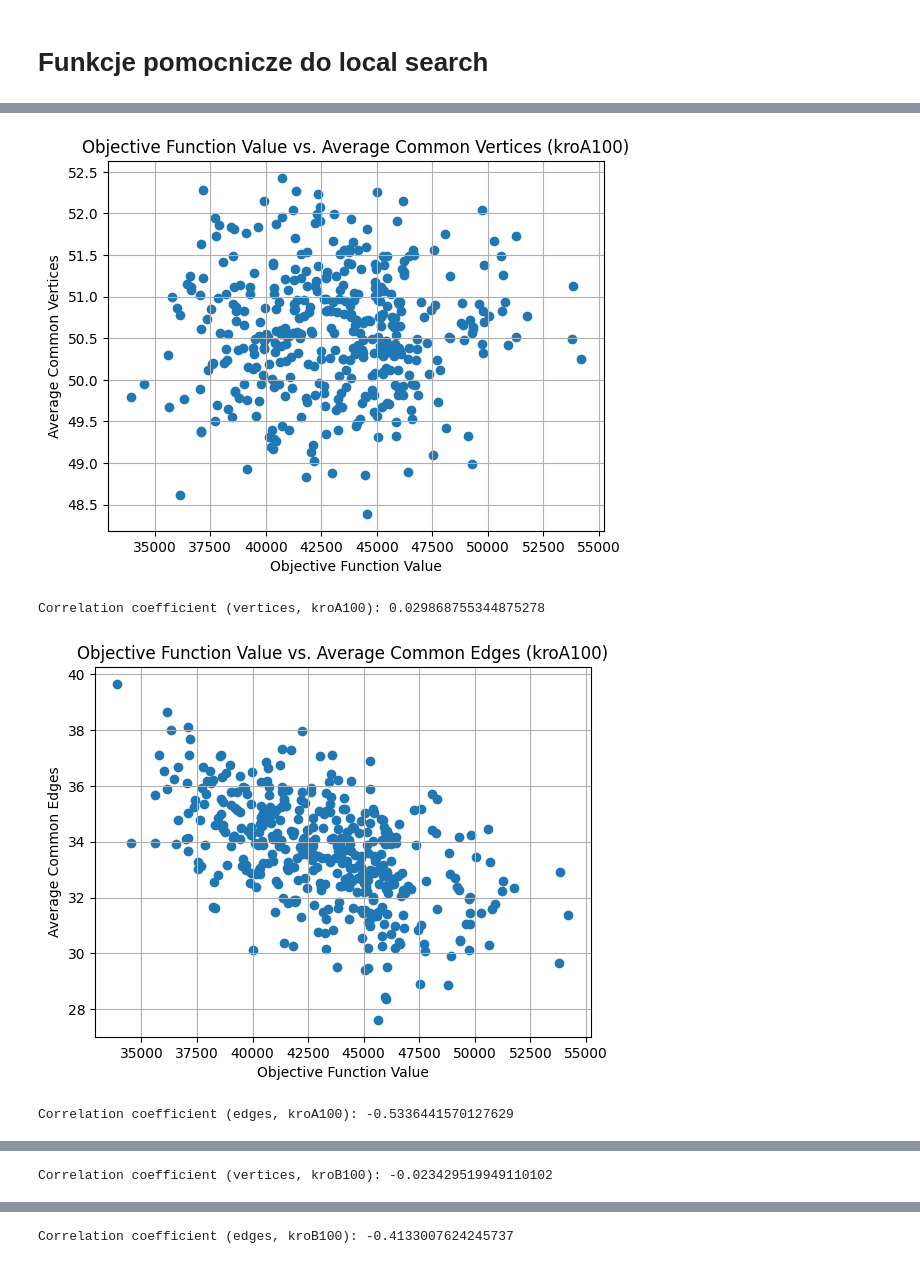
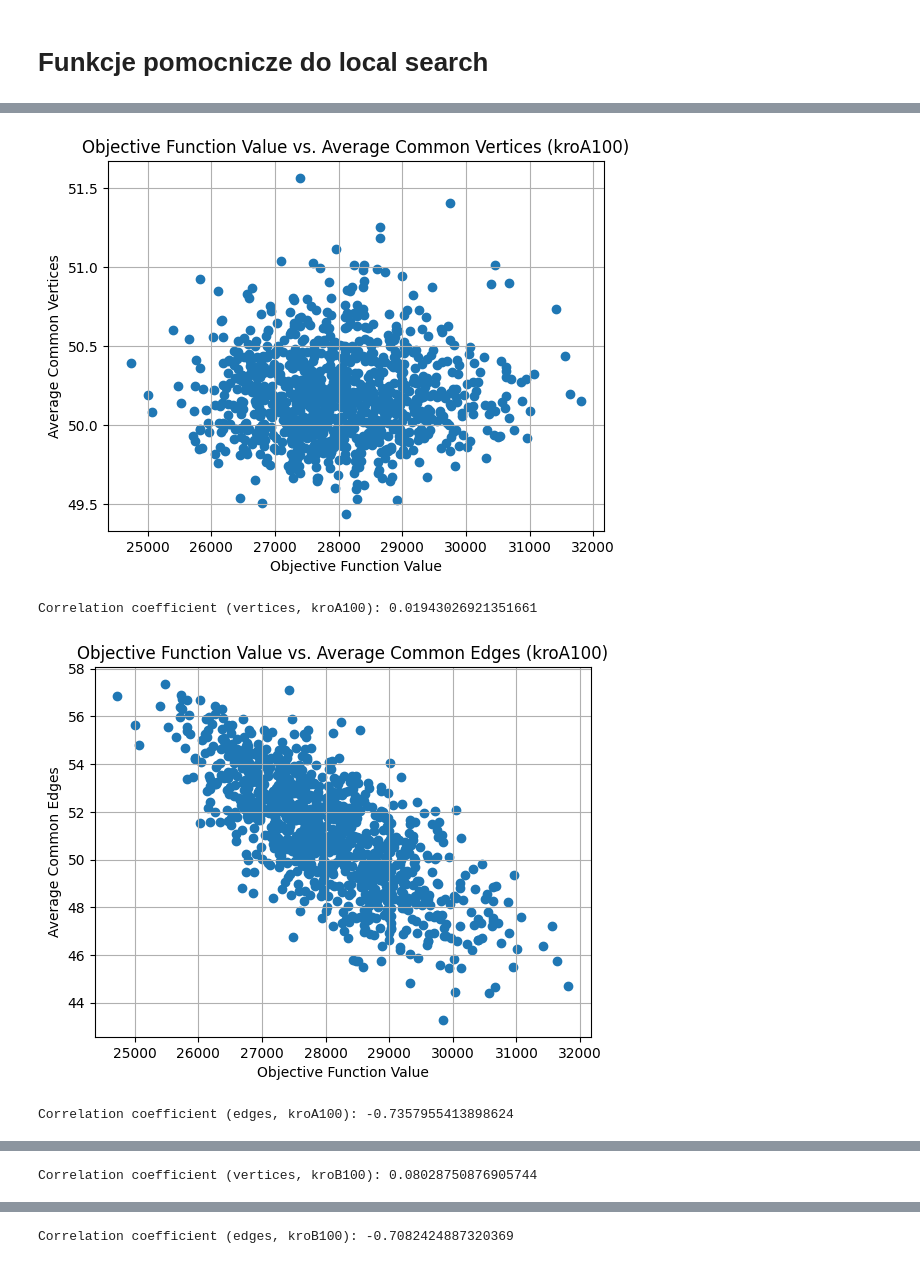
Before and after one commit to Evarios/IMO, a Jupyter notebook: zad6/zad6.ipynb, the cells around one changed output, grey strips where cells are left out. Saved outputs shown, nothing was run; the diff lists cells and outputs as text; code cells hidden in the pictures.

```diff
--- a/zad6/zad6.ipynb
+++ b/zad6/zad6.ipynb
@@ -86,29 +86,38 @@ def insert_with_2_regret(cycle, visited, distance_matrix):
         if vertex not in visited:
             insertion_costs = []
 
-            for position in range(1, len(cycle)):
-                new_cycle = cycle[:position] + [vertex] + cycle[position:]
-                cost_increase = calculate_cycle_length(new_cycle, distance_matrix) - calculate_cycle_length(cycle, distance_matrix)
+            # Only calculate the increase in distance for affected edges (not entire cycle)
+            for position in range(len(cycle) - 1):
+                # Cost of inserting between cycle[position] and cycle[position + 1]
+                cost_increase = (distance_matrix[cycle[position]][vertex] +
+                                 distance_matrix[vertex][cycle[position + 1]] -
+                                 distance_matrix[cycle[position]][cycle[position + 1]])
                 insertion_costs.append((cost_increase, position))
 
+            # Sort the insertion costs to calculate regret
             if len(insertion_costs) >= 2:
                 insertion_costs.sort()
-                #print(insertion_costs)
                 min_cost_1 = insertion_costs[0][0]
                 min_cost_2 = insertion_costs[1][0]
+
+                # Calculate regret as the difference between the two smallest insertion costs
                 regret = min_cost_2 - min_cost_1
-                weight = regret - 0.37*min_cost_1
+                weight = regret - 0.37 * min_cost_1
 
+                # Append the insertion with the weight for regret comparison
                 insertions.append((weight, vertex, insertion_costs[0][1]))
 
+    # Sort by highest regret (descending)
     insertions.sort(reverse=True)
-    # print(insertions)
 
     if insertions:
+        # Select the insertion with the highest regret
         highest_regret = insertions[0]
         best_vertex = highest_regret[1]
         best_position = highest_regret[2]
-        cycle.insert(best_position, best_vertex)
+
+        # Insert the best vertex in the best position
+        cycle.insert(best_position + 1, best_vertex)
         visited.add(best_vertex)
 
     return cycle
@@ -458,9 +534,3 @@ def randomized_optimization(cycle1, cycle2, distance_matrix, time_limit):
     time_taken = time.time() - start_time
 
     return best_cycle1, best_cycle2, best_score, time_taken
-# %%
-# just to test
-cycle1, cycle2 = best_cycles['kroA100_2Regret'][:2]
-distance_matrix = calculate_distance_matrix(load_data('kroA100.tsp'))
-restults = greedy_local_search(cycle1, cycle2, distance_matrix, generate_combined_moves_list_1)
-print(restults)
@@ -658,10 +536,0 @@ Results for kroA100.tsp:
-# %%
-# Plotting best cycles for each combination
-for key, value in best_cycles.items():
-    best_cycle1, best_cycle2 = value
-    if "A" in key:
-        score = calculate_score(best_cycle1, best_cycle2, distance_matrix_A)
-        plot_cycles(data_kroA100, best_cycle1, best_cycle2, title=f"{key} (Score: {score})")
-    elif "B" in key:
-        score = calculate_score(best_cycle1, best_cycle2, distance_matrix_B)
-        plot_cycles(data_kroB100, best_cycle1, best_cycle2, title=f"{key} (Score: {score})")
@@ -684,7 +631,7 @@ def generate_random_local_optima(num_optima, distance_matrix):
     local_optima = []
     for _ in range(num_optima):
         cycle1, cycle2 = create_random_cycles(distance_matrix)
-        best_cycle1, best_cycle2, best_score, _ = greedy_local_search(cycle1, cycle2, distance_matrix, generate_combined_moves_list_1)
+        best_cycle1, best_cycle2, best_score, _ = steepest_ascent_local_search(cycle1, cycle2, distance_matrix, generate_combined_moves_list_2)
         local_optima.append((best_cycle1, best_cycle2, best_score))
     return local_optima
 
@@ -729,35 +676,35 @@ def plot_similarity(similarities, measure, instance_name):
         ylabel = "Average Common Edges"
 
     plt.scatter(x, y)
     plt.xlabel("Objective Function Value")
     plt.ylabel(ylabel)
     plt.title(f"Objective Function Value vs. {ylabel} ({instance_name})")
     plt.grid(True)
     plt.show()
 
     correlation = np.corrcoef(x, y)[0, 1]
     print(f"Correlation coefficient ({measure}, {instance_name}): {correlation}")
 
 # Running the test
-num_optima = 400
+num_optima = 1000
 local_optima_A = generate_random_local_optima(num_optima, distance_matrix_A)
 local_optima_B = generate_random_local_optima(num_optima, distance_matrix_B)
 
 best_solution_A = min(local_optima_A, key=lambda x: x[2])
 best_solution_B = min(local_optima_B, key=lambda x: x[2])
 
 similarities_A = calculate_similarities(local_optima_A, best_solution_A)
 similarities_B = calculate_similarities(local_optima_B, best_solution_B)
 
 # Plotting and calculating correlation for kroA100
 plot_similarity(similarities_A, "vertices", "kroA100")
 plot_similarity(similarities_A, "edges", "kroA100")
 
 # Plotting and calculating correlation for kroB100
 plot_similarity(similarities_B, "vertices", "kroB100")
 plot_similarity(similarities_B, "edges", "kroB100")
 # %% [output]
-[figure, old version]
+[figure, new version]
-Correlation coefficient (vertices, kroA100): 0.029868755344875278
+Correlation coefficient (vertices, kroA100): 0.01943026921351661
-[figure, old version]
+[figure, new version]
-Correlation coefficient (edges, kroA100): -0.5336441570127629
+Correlation coefficient (edges, kroA100): -0.7357955413898624
@@ -765 +712 @@ Correlation coefficient (edges, kroA100): -0.5336441570127629
-Correlation coefficient (vertices, kroB100): -0.023429519949110102
+Correlation coefficient (vertices, kroB100): 0.08028750876905744
@@ -767 +714 @@ Correlation coefficient (vertices, kroB100): -0.023429519949110102
-Correlation coefficient (edges, kroB100): -0.4133007624245737
+Correlation coefficient (edges, kroB100): -0.7082424887320369
```
Also changed, not shown: parts of 9 cells of this notebook, 8 other files.
